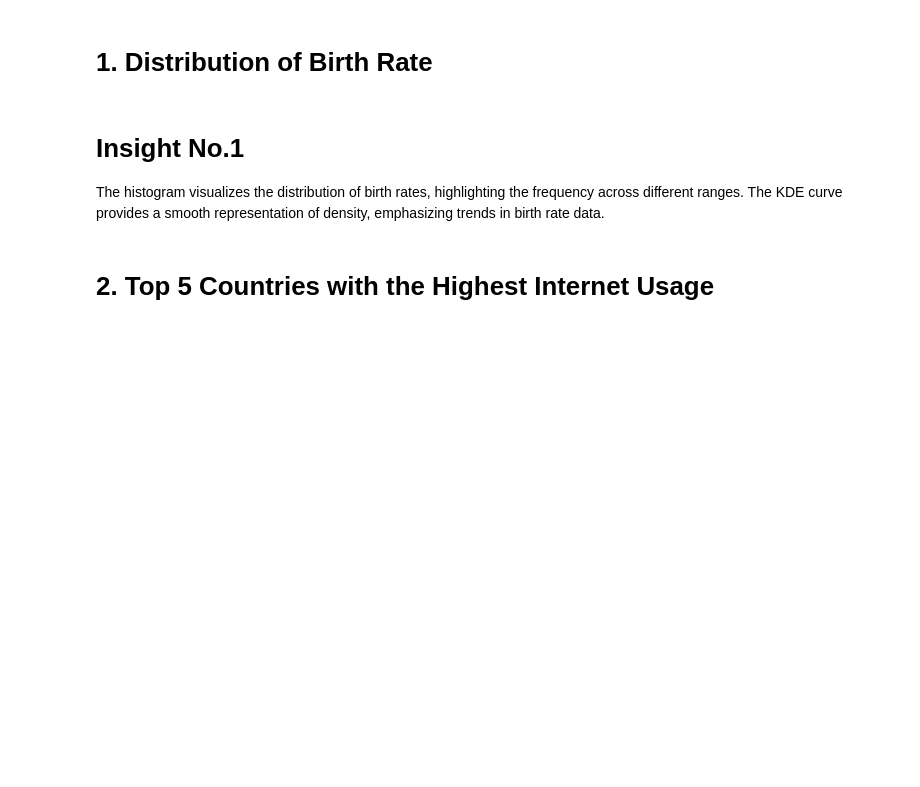
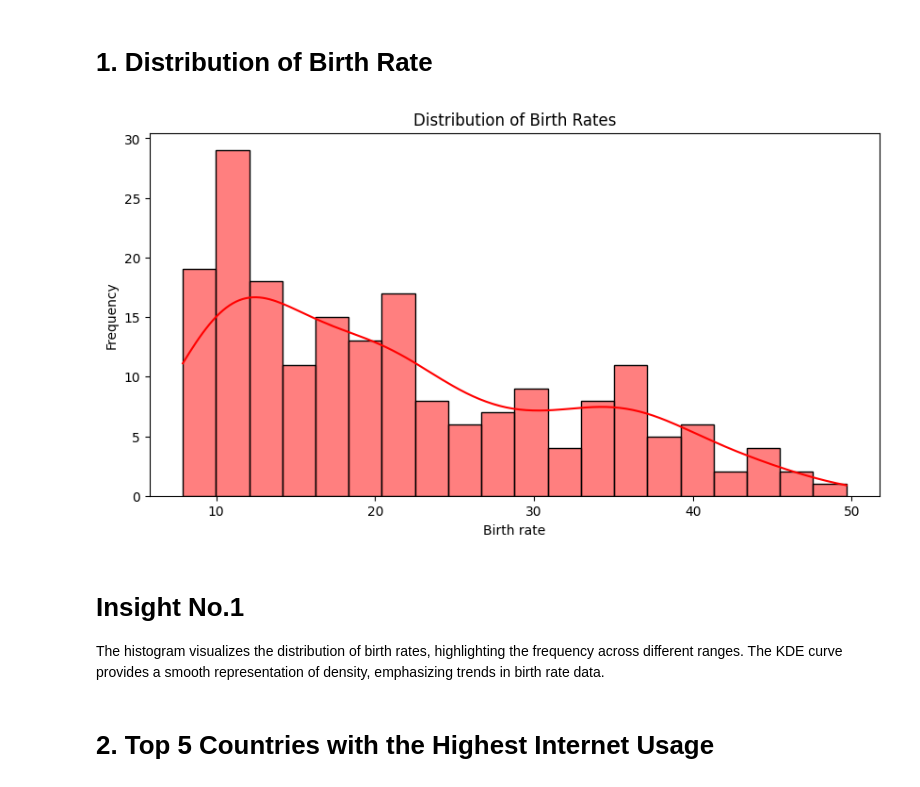
Before and after one commit to Janjancel/ITD-PROJECTS, a Jupyter notebook: Activity5.ipynb, the cells around one changed output. Cells and saved outputs as stored; diff of their text form; code cells hidden in the pictures; blank space fills up the shorter version.

```diff
--- a/Activity5.ipynb
+++ b/Activity5.ipynb
@@ -90,11 +102,13 @@ net_demo.dtypes
 <h1>1. Distribution of Birth Rate</h1>
 # %%
 plt.figure(figsize=(10,5))
-sns.histplot(net['Birth rate'],bins=20,kde=True,color='red')
+sns.histplot(net_demo['Birth rate'],bins=20,kde=True,color='red')
 plt.xlabel('Birth rate')
 plt.ylabel('Frequency')
 plt.title('Distribution of Birth Rates')
 plt.show()
+# %% [output]
+[figure, added]
 # %% [markdown]
 <h1>Insight No.1</h1>
 <h2">The histogram visualizes the distribution of birth rates, highlighting the frequency across different ranges. The KDE curve provides a smooth representation of density, emphasizing trends in birth rate data.</h2>
```
Also changed, not shown: parts of 6 cells of this notebook, 1 other file.
